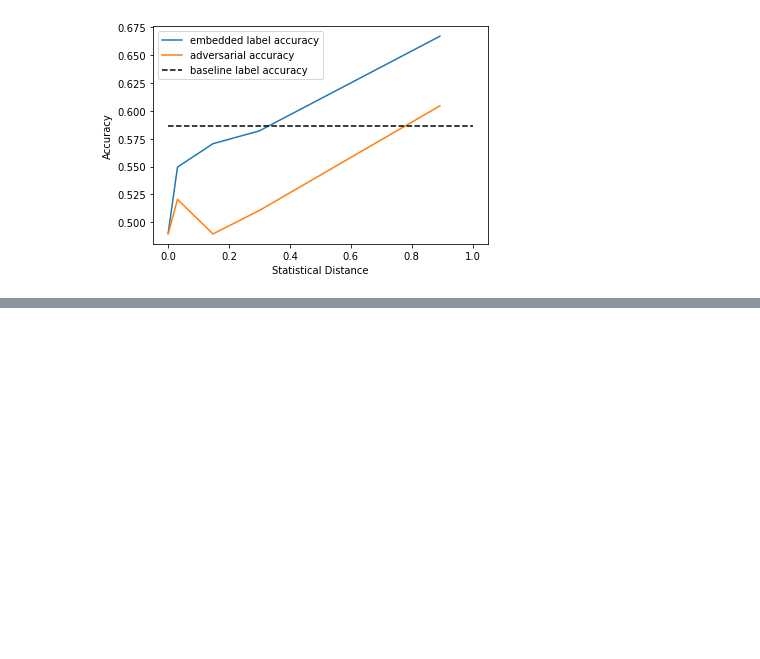
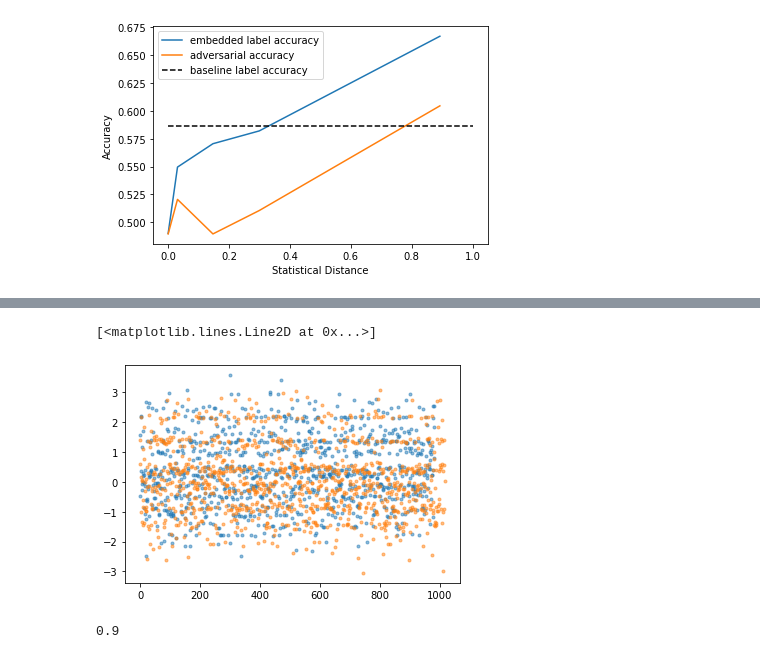
Before and after one commit to jtamanas/FNF4HEP, a Jupyter notebook: alpha23_example.ipynb, the cells around one changed output, grey strips where cells are left out. Drawn from its saved outputs; the diff is of its cells as text; code cells hidden in the pictures; blank space fills up the shorter version.

```diff
--- a/alpha23_example.ipynb
+++ b/alpha23_example.ipynb
@@ -201,0 +230,24 @@ plt.show()
+# %%
+Fair = BinaryFair(data_dim=data_train.shape[-1],
+                    context_dim=data_train.shape[-1],
+                    flow_n_layers = 2,
+                    flow_transform_type = 'MaskedPiecewiseQuadraticAutoregressiveTransform',
+                    classifier_hidden_dim = 32,
+                    classifier_n_layers = 2,
+                    classifier_activation = 'ReLU',
+                    num_bins = 50,
+                    tails='linear',
+                    tail_bound=6.0,
+                    gamma=0.9
+                    )
+Fair.fit(label_0_train_generator, label_1_train_generator, probability_flow, n_steps=4000) #4000 is good for now
+# %%
+embedding_context_generator, embedding_labels_generator, embedding_data_test, embedding_context_test, embedding_labels_test = get_embedding_data(data_train, labels_train, context_train, data_test, labels_test, context_test, Fair)
+
+adv_classifier = BinaryClassifier(data_dim=data_train.shape[-1])
+adv_classifier.fit(embedding_context_generator)
+embedded_label_classifier = BinaryClassifier(data_dim=data_train.shape[-1])
+embedded_label_classifier.fit(embedding_labels_generator)
+
+print((embedded_label_classifier.accuracy(embedding_data_test, embedding_labels_test)))
+print((adv_classifier.accuracy(embedding_data_test, embedding_context_test)))
@@ -201,0 +282,10 @@ plt.show()
+# %%
+plt.plot(embedding_data_test[embedding_context_test==1],'.', label='label 1', alpha=0.5)
+plt.plot(embedding_data_test[embedding_context_test==0],'.', label='label 0', alpha=0.5)
+# %% [output]
+[<matplotlib.lines.Line2D at 0x...>]
+[figure, added]
+# %%
+Fair.gamma
+# %% [output]
+0.9
```
Also changed, not shown: parts of 15 cells of this notebook, 4 other files.
